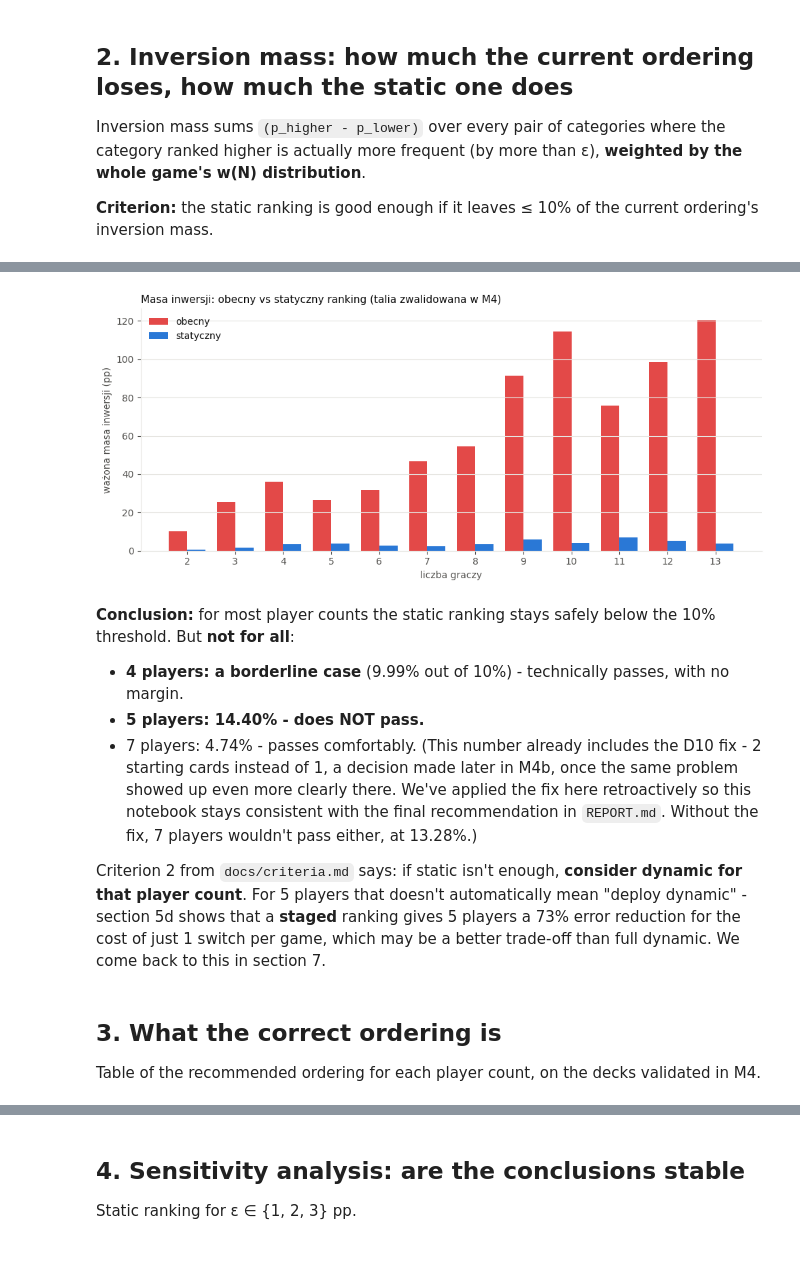
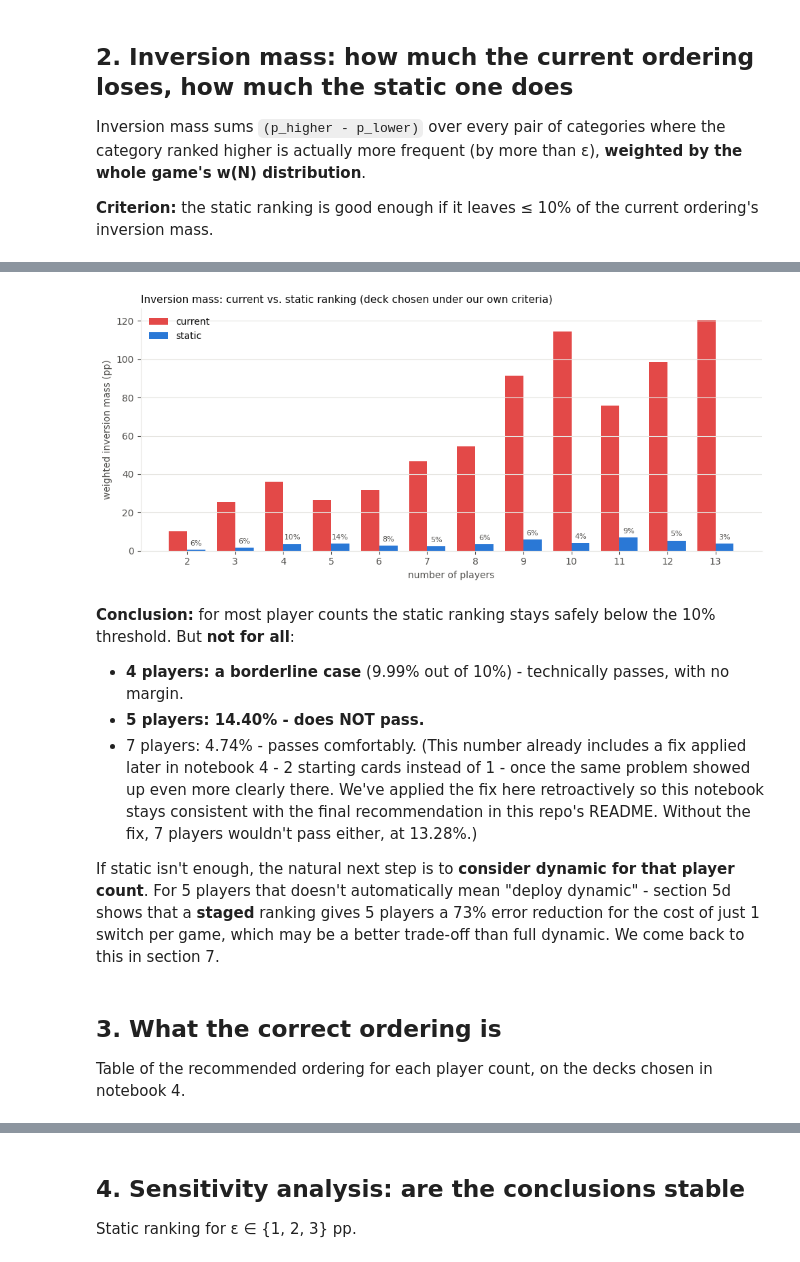
Before and after one commit to mateusz-gob1/tayan-lab, a Jupyter notebook: notebooks/03_rankings.ipynb, the cells around one changed output, grey strips where cells are left out. Cells and saved outputs as stored; diff of their text form; code cells hidden in the pictures.

```diff
--- a/notebooks/03_rankings.ipynb
+++ b/notebooks/03_rankings.ipynb
@@ -112,13 +112,13 @@ for players in range(2, 14):
     m_static = weighted_inversion_mass(ranking, L, players, start, limit, epsilon_pp=EPSILON)
     ratio = float(m_static / m_current) * 100 if m_current > 0 else 0.0
     rows.append({
-        "graczy": players, "talia (L)": L, "m obecny (pp)": float(m_current) * 100,
-        "m statyczny (pp)": float(m_static) * 100, "statyczny / obecny": ratio,
-        "wystarcza (<=10%)": ratio <= 10.0, "ranking się różni": ranking != CURRENT_ORDER,
+        "players": players, "deck (L)": L, "m current (pp)": float(m_current) * 100,
+        "m static (pp)": float(m_static) * 100, "static / current": ratio,
+        "good enough (<=10%)": ratio <= 10.0, "ranking differs": ranking != CURRENT_ORDER,
         "_ranking": ranking,
     })
 df_mass = pd.DataFrame(rows)
 df_mass.drop(columns="_ranking").style.format({
-    "m obecny (pp)": "{:.2f}", "m statyczny (pp)": "{:.2f}", "statyczny / obecny": "{:.2f}%",
+    "m current (pp)": "{:.2f}", "m static (pp)": "{:.2f}", "static / current": "{:.2f}%",
 }).hide(axis="index")
 # %% [output]
@@ -137,33 +137,36 @@ df_mass.drop(columns="_ranking").style.format({
 | 13 | 2 | 120.38 | 3.88 | 3.22% | True | True |
 # %%
 fig, ax = plt.subplots(figsize=(10, 4.5))
-x = df_mass["graczy"]
+x = df_mass["players"]
 w = 0.38
-ax.bar(x - w/2, df_mass["m obecny (pp)"], width=w, color="#e34948", label="obecny")
-ax.bar(x + w/2, df_mass["m statyczny (pp)"], width=w, color="#2a78d6", label="statyczny")
-ax.set_xlabel("liczba graczy")
-ax.set_ylabel("ważona masa inwersji (pp)")
-ax.set_title("Masa inwersji: obecny vs statyczny ranking (talia zwalidowana w M4)",
+ax.bar(x - w/2, df_mass["m current (pp)"], width=w, color="#e34948", label="current")
+bars_static = ax.bar(x + w/2, df_mass["m static (pp)"], width=w, color="#2a78d6", label="static")
+for bar, ratio in zip(bars_static, df_mass["static / current"]):
+    ax.text(bar.get_x() + bar.get_width() / 2, bar.get_height() + 1.5, f"{ratio:.0f}%",
+            ha="center", va="bottom", fontsize=8, color=INK2)
+ax.set_xlabel("number of players")
+ax.set_ylabel("weighted inversion mass (pp)")
+ax.set_title("Inversion mass: current vs. static ranking (deck chosen under our own criteria)",
               loc="left", color=INK, fontsize=11)
 ax.set_xticks(list(x))
 ax.grid(axis="y", color=GRID, lw=0.8)
 ax.legend(frameon=False)
 plt.tight_layout()
 plt.show()
 # %% [output]
-[figure, old version]
+[figure, new version]
 # %% [markdown]
 **Conclusion:** for most player counts the static ranking stays safely below the 10% threshold. But **not for all**:
 
 - **4 players: a borderline case** (9.99% out of 10%) - technically passes, with no margin.
 - **5 players: 14.40% - does NOT pass.**
-- 7 players: 4.74% - passes comfortably. (This number already includes the D10 fix - 2 starting cards instead of 1, a decision made later in M4b, once the same problem showed up even more clearly there. We've applied the fix here retroactively so this notebook stays consistent with the final recommendation in `REPORT.md`. Without the fix, 7 players wouldn't pass either, at 13.28%.)
+- 7 players: 4.74% - passes comfortably. (This number already includes a fix applied later in notebook 4 - 2 starting cards instead of 1 - once the same problem showed up even more clearly there. We've applied the fix here retroactively so this notebook stays consistent with the final recommendation in this repo's README. Without the fix, 7 players wouldn't pass either, at 13.28%.)
 
-Criterion 2 from `docs/criteria.md` says: if static isn't enough, **consider dynamic for that player count**. For 5 players that doesn't automatically mean "deploy dynamic" - section 5d shows that a **staged** ranking gives 5 players a 73% error reduction for the cost of just 1 switch per game, which may be a better trade-off than full dynamic. We come back to this in section 7.
+If static isn't enough, the natural next step is to **consider dynamic for that player count**. For 5 players that doesn't automatically mean "deploy dynamic" - section 5d shows that a **staged** ranking gives 5 players a 73% error reduction for the cost of just 1 switch per game, which may be a better trade-off than full dynamic. We come back to this in section 7.
 # %% [markdown]
 ## 3. What the correct ordering is
 
-Table of the recommended ordering for each player count, on the decks validated in M4.
+Table of the recommended ordering for each player count, on the decks chosen in notebook 4.
 # %%
 rows = []
 for players in range(2, 14):
```
Also changed, not shown: parts of 25 cells of this notebook, 12 other files.
